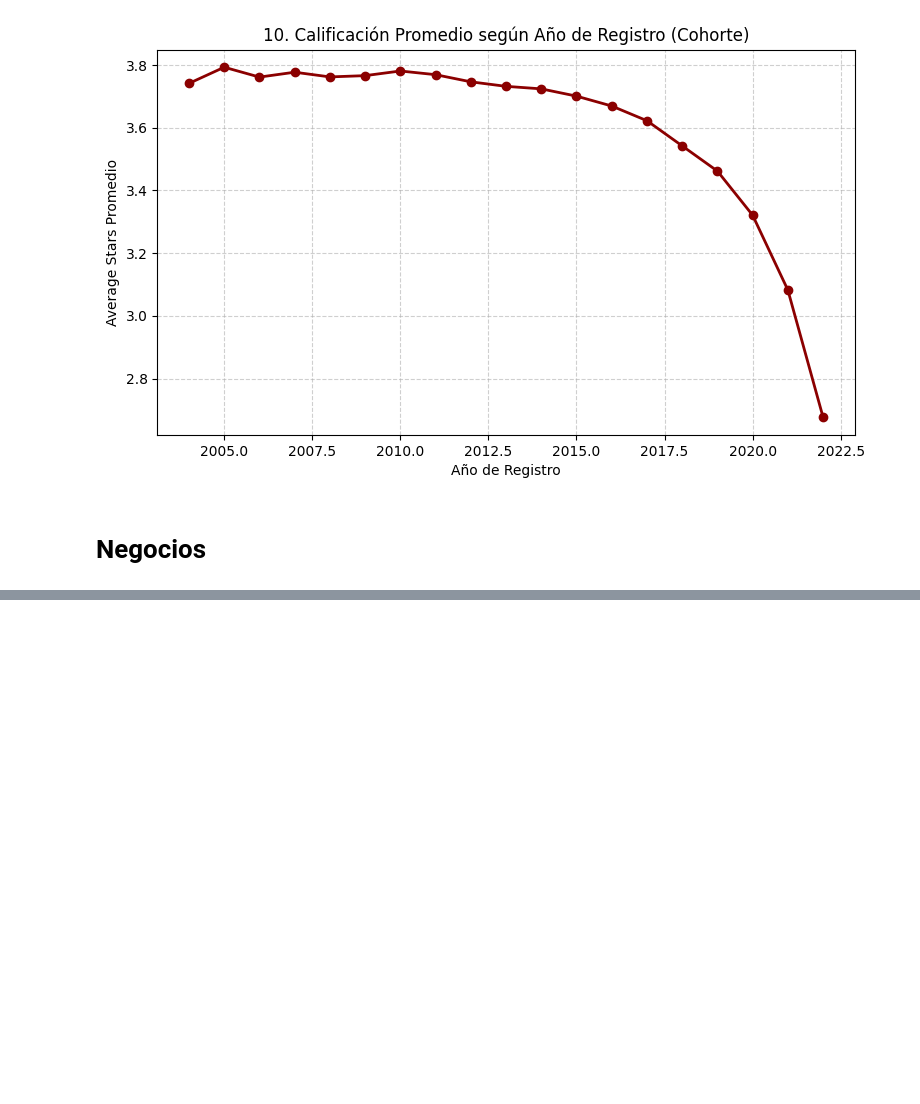
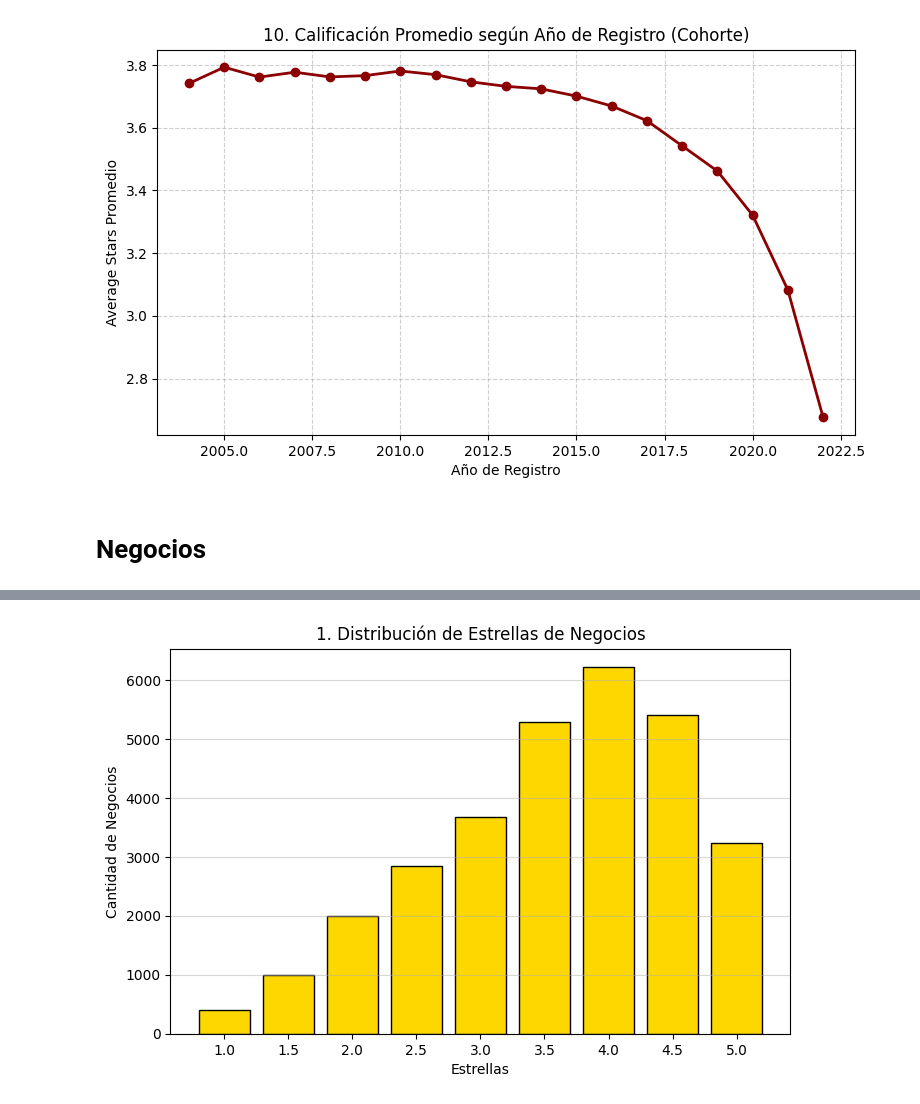
Before and after one commit to yabol02/recsys_content, a Jupyter notebook: notebooks/eda_sql.ipynb, the cells around one changed output, grey strips where cells are left out. Saved outputs shown, nothing was run; the diff lists cells and outputs as text; code cells hidden in the pictures; blank space fills up the shorter version.

```diff
--- a/notebooks/eda_sql.ipynb
+++ b/notebooks/eda_sql.ipynb
@@ -306,0 +359,14 @@ plt.show()
+# %%
+plt.figure(figsize=(8, 5))
+data = duckdb.sql("SELECT stars FROM negocios WHERE stars IS NOT NULL").pl()
+# Usamos np.unique para contar las frecuencias de cada estrella (2.0, 2.5, 3.0...)
+stars, counts = np.unique(data['stars'].to_numpy(), return_counts=True)
+plt.bar(stars, counts, width=0.4, color='gold', edgecolor='black')
+plt.title('1. Distribución de Estrellas de Negocios')
+plt.xlabel('Estrellas')
+plt.ylabel('Cantidad de Negocios')
+plt.xticks(stars)
+plt.grid(axis='y', alpha=0.5)
+plt.show()
+# %% [output]
+[figure, added]
```
Also changed, not shown: parts of 20 cells of this notebook, 2 other files.
